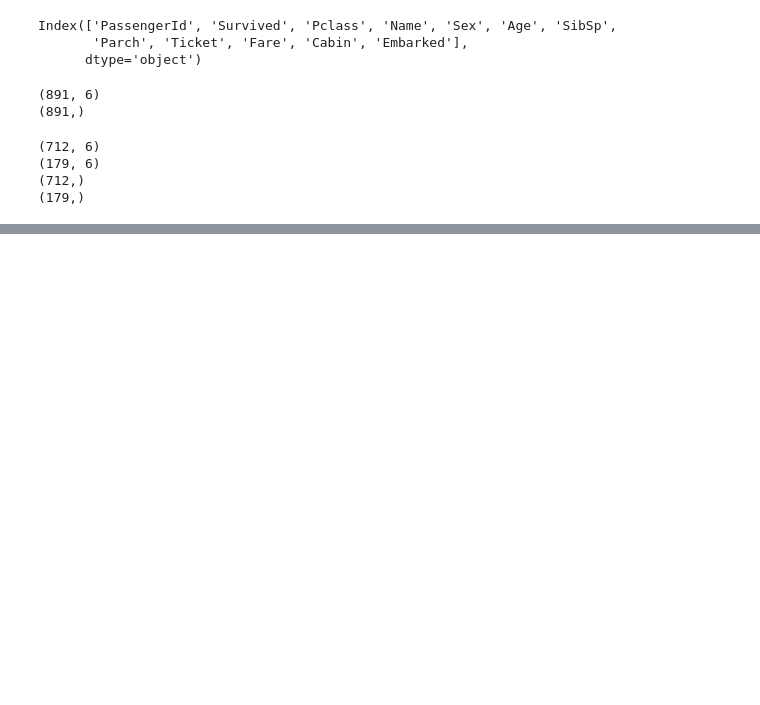
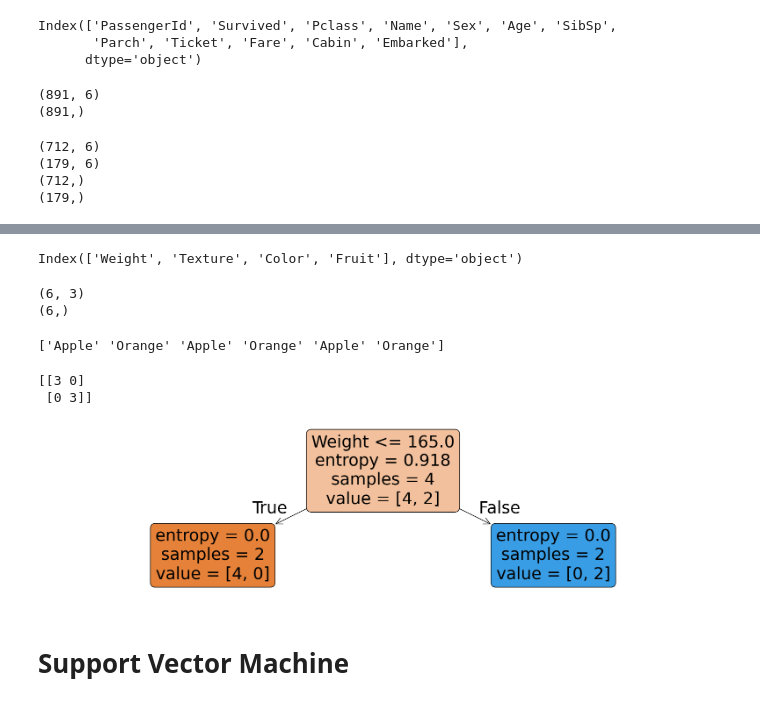
Before and after one commit to meet27153-source/Python2, a Jupyter notebook: ch5.ipynb, the cells around one changed output, grey strips where cells are left out. Cells and saved outputs as stored; diff of their text form; code cells hidden in the pictures; blank space fills up the shorter version.

```diff
--- a/ch5.ipynb
+++ b/ch5.ipynb
@@ -1009,0 +1029,6 @@ AttributeError: 'RandomForestClassifier' object has no attribute 'estimators_'
+# %%
+import numpy as np
+df['Texture']=np.where(df['Texture']=='Smooth',0,1)
+# %%
+import numpy as np
+df['Color']=np.where(df['Color']=='Red',0,np.where(df['Color']=='Orange',1,np.where(df['Color']=='Green',2,3)))
@@ -1009,0 +1045,38 @@ AttributeError: 'RandomForestClassifier' object has no attribute 'estimators_'
+# %%
+df.columns
+# %% [output]
+Index(['Weight', 'Texture', 'Color', 'Fruit'], dtype='object')
+# %%
+x=df[['Weight', 'Texture', 'Color']]
+y=df[ 'Fruit']
+print(x.shape)
+print(y.shape)
+# %% [output]
+(6, 3)
+(6,)
+# %%
+from sklearn.ensemble import RandomForestClassifier
+classifier=RandomForestClassifier(criterion='entropy',n_estimators=100,random_state=42)
+classifier.fit(x,y)
+pred=classifier.predict(x)
+print(pred)
+# %% [output]
+['Apple' 'Orange' 'Apple' 'Orange' 'Apple' 'Orange']
+# %%
+from sklearn.metrics import accuracy_score,confusion_matrix
+cm=confusion_matrix(y,pred)
+print(cm)
+# %% [output]
+[[3 0]
+ [0 3]]
+# %%
+import matplotlib.pyplot as plt
+from sklearn.tree import plot_tree
+plt.figure(figsize=(20,5))
+tree=classifier.estimators_[0]
+plot_tree(tree,feature_names=x.columns,filled=True,rounded=True)
+plt.show()
+# %% [output]
+[figure, added]
+# %% [markdown]
+# Support Vector Machine
```
Also changed, not shown: parts of 15 cells of this notebook.
